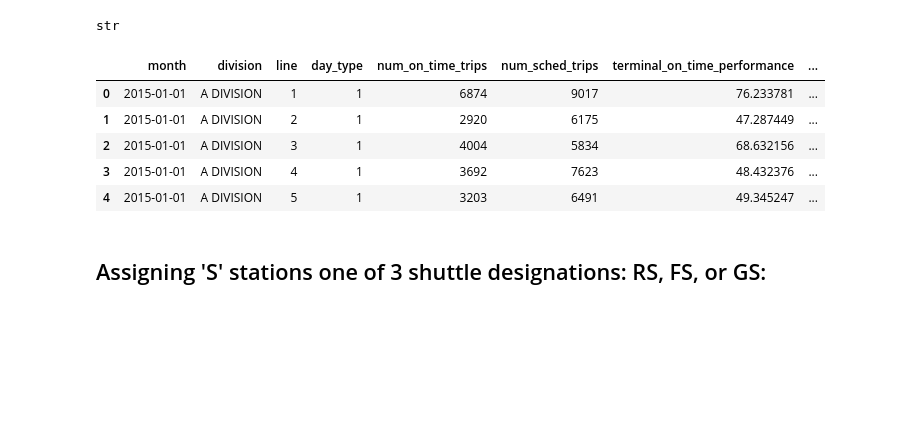
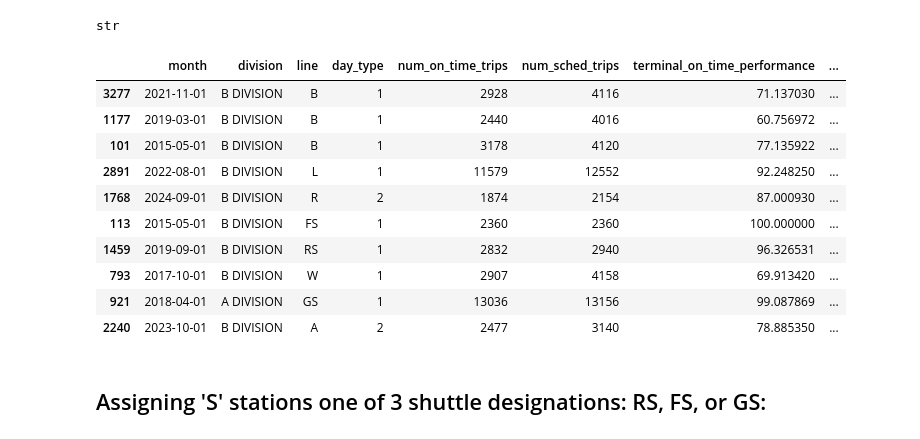
Before and after one commit to tali0n-git/NYC_Public_Schools_Analysis, a Jupyter notebook: MTA_Data_Analysis_Notebooks/MTA_Subway_Groupings.ipynb, the cells around one changed output. Saved outputs shown, nothing was run; the diff lists cells and outputs as text; code cells hidden in the pictures; blank space fills up the shorter version.

```diff
--- a/MTA_Data_Analysis_Notebooks/MTA_Subway_Groupings.ipynb
+++ b/MTA_Data_Analysis_Notebooks/MTA_Subway_Groupings.ipynb
@@ -168,14 +173,19 @@ type(mta_metrics['line'][5])
 # %% [output]
 str
 # %%
-mta_metrics.head()
+mta_metrics.sample(10)
 # %% [output]
 |  | month | division | line | day_type | num_on_time_trips | num_sched_trips | terminal_on_time_performance | ... |
-| 0 | 2015-01-01 | A DIVISION | 1 | 1 | 6874 | 9017 | 76.233781 | ... |
-| 1 | 2015-01-01 | A DIVISION | 2 | 1 | 2920 | 6175 | 47.287449 | ... |
-| 2 | 2015-01-01 | A DIVISION | 3 | 1 | 4004 | 5834 | 68.632156 | ... |
-| 3 | 2015-01-01 | A DIVISION | 4 | 1 | 3692 | 7623 | 48.432376 | ... |
-| 4 | 2015-01-01 | A DIVISION | 5 | 1 | 3203 | 6491 | 49.345247 | ... |
+| 3277 | 2021-11-01 | B DIVISION | B | 1 | 2928 | 4116 | 71.137030 | ... |
+| 1177 | 2019-03-01 | B DIVISION | B | 1 | 2440 | 4016 | 60.756972 | ... |
+| 101 | 2015-05-01 | B DIVISION | B | 1 | 3178 | 4120 | 77.135922 | ... |
+| 2891 | 2022-08-01 | B DIVISION | L | 1 | 11579 | 12552 | 92.248250 | ... |
+| 1768 | 2024-09-01 | B DIVISION | R | 2 | 1874 | 2154 | 87.000930 | ... |
+| 113 | 2015-05-01 | B DIVISION | FS | 1 | 2360 | 2360 | 100.000000 | ... |
+| 1459 | 2019-09-01 | B DIVISION | RS | 1 | 2832 | 2940 | 96.326531 | ... |
+| 793 | 2017-10-01 | B DIVISION | W | 1 | 2907 | 4158 | 69.913420 | ... |
+| 921 | 2018-04-01 | A DIVISION | GS | 1 | 13036 | 13156 | 99.087869 | ... |
+| 2240 | 2023-10-01 | B DIVISION | A | 2 | 2477 | 3140 | 78.885350 | ... |
 # %% [markdown]
 ## Assigning 'S' stations one of 3 shuttle designations: RS, FS, or GS:
 # %%
```
Also changed, not shown: parts of 1 cell of this notebook.
